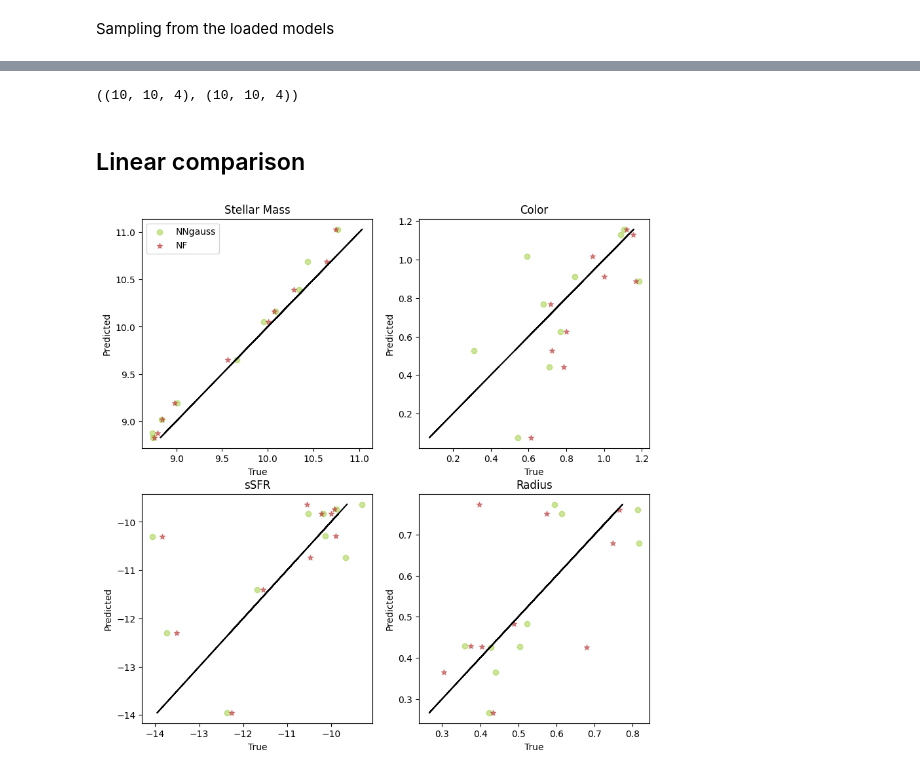
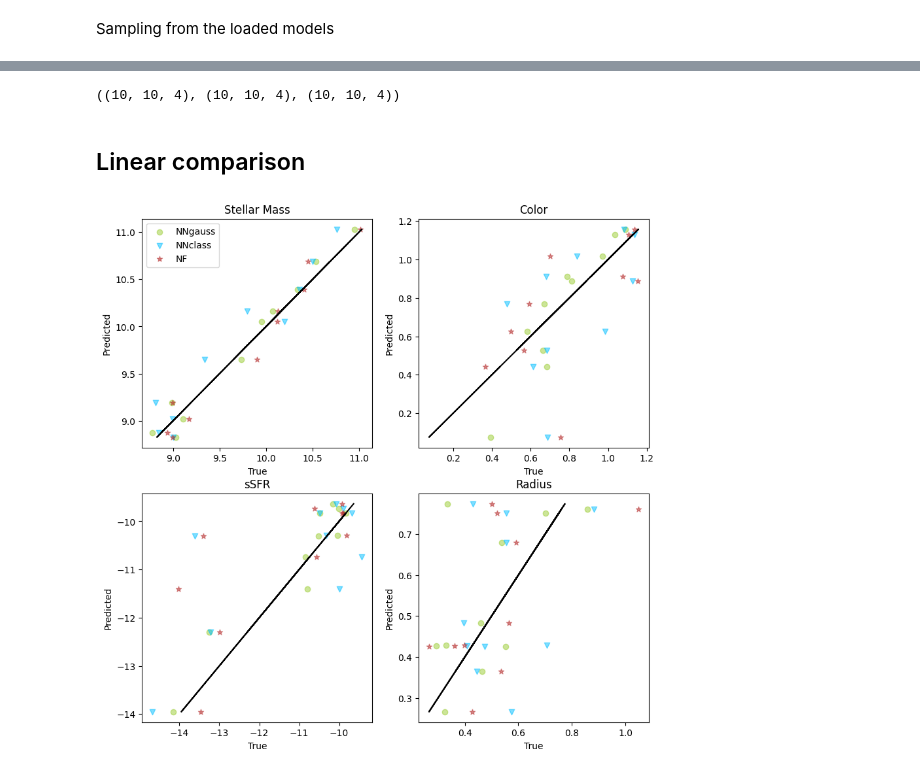
Before and after one commit to nvillanova/CentralGalaxiesTNG300_paperIII, a Jupyter notebook: get_predictions.ipynb, the cells around one changed output, grey strips where cells are left out. Cells and saved outputs as stored; diff of their text form; code cells hidden in the pictures.

Commit message:
Add NNclass.

```diff
--- a/get_predictions.ipynb
+++ b/get_predictions.ipynb
@@ -42,9 +52,9 @@ input_data = dataset[input_props].to_numpy()
 
 The output shape is `(n_samples, n_simulations, n_dimensions)`
 # %%
-nngauss = NNgauss(target_props, trial = 45)
-nf = NF(target_props, trial = 99)
-#nnclass = NNclass(target_props, trial = 77)
+nngauss = NNgauss(target_props, trial=45)
+nf = NF(target_props, trial=99)
+nnclass = NNclass(target_props, trial=77)
 # %% [markdown]
 ## Getting the predictions
 # %% [markdown]
@@ -62,2 +74,2 @@ https://scikit-learn.org/stable/model_persistence.html#security-maintainability-
 # %%
-#nnclass_pred = nnclass.get_sample(input_data, 5, 2)
+nnclass_pred = nnclass.get_sample(input_data, num_domain_sample=5, num_values_sample=2)
@@ -64,57 +79,65 @@ https://scikit-learn.org/stable/model_persistence.html#security-maintainability-
 # %%
-nf_pred.shape, nngauss_pred.shape
+nf_pred.shape, nngauss_pred.shape, nnclass_pred.shape
 # %% [output]
-((10, 10, 4), (10, 10, 4))
+((10, 10, 4), (10, 10, 4), (10, 10, 4))
 # %% [markdown]
 ## Linear comparison
 # %%
-fig, axs = plt.subplots(2, 2, figsize = (10, 10), dpi = 100)
+fig, axs = plt.subplots(2, 2, figsize = (10, 10), dpi=100)
 
-#Stellar Mass
+# Stellar Mass
 nf_smass = nf_pred[0, :, 0]
 nngauss_smass = nngauss_pred[0, :, 0]
+nnclass_smass = nnclass_pred[0, :, 0]
 
 axs[0, 0].set_title('Stellar Mass')
-axs[0, 0].plot(dataset['smass'], dataset['smass'], color = 'black')
-axs[0, 0].scatter(nngauss_smass, dataset['smass'], color = nngauss.color, label = nngauss.label, marker = nngauss.marker, alpha = 0.5)
-axs[0, 0].scatter(nf_smass, dataset['smass'], color = nf.color, label = nf.label, marker = nf.marker, alpha = 0.5)
+axs[0, 0].plot(dataset['smass'], dataset['smass'], color='black')
+axs[0, 0].scatter(nngauss_smass, dataset['smass'], color=nngauss.color, label=nngauss.label, marker=nngauss.marker, alpha=0.5)
+axs[0, 0].scatter(nnclass_smass, dataset['smass'], color=nnclass.color, label=nnclass.label, marker=nnclass.marker, alpha=0.5)
+axs[0, 0].scatter(nf_smass, dataset['smass'], color=nf.color, label=nf.label, marker=nf.marker, alpha=0.5)
 axs[0, 0].legend()
 axs[0, 0].set_ylabel('Predicted')
 axs[0, 0].set_xlabel('True')
 
-#Color
+# Color
 nf_color = nf_pred[0, :, 1]
 nngauss_color = nngauss_pred[0, :, 1]
+nnclass_color = nnclass_pred[0, :, 1]
 
 axs[0, 1].set_title('Color')
-axs[0, 1].plot(dataset['color'], dataset['color'], color = 'black')
-axs[0, 1].scatter(nngauss_color, dataset['color'], color = nngauss.color, label = nngauss.label, marker = nngauss.marker, alpha = 0.5)
-axs[0, 1].scatter(nf_color, dataset['color'], color = nf.color, label = nf.label, marker = nf.marker, alpha = 0.5)
+axs[0, 1].plot(dataset['color'], dataset['color'], color='black')
+axs[0, 1].scatter(nngauss_color, dataset['color'], color=nngauss.color, label=nngauss.label, marker=nngauss.marker, alpha=0.5)
+axs[0, 1].scatter(nnclass_color, dataset['color'], color=nnclass.color, label=nnclass.label, marker=nnclass.marker, alpha=0.5)
+axs[0, 1].scatter(nf_color, dataset['color'], color=nf.color, label=nf.label, marker=nf.marker, alpha=0.5)
 axs[0, 1].set_ylabel('Predicted')
 axs[0, 1].set_xlabel('True')
 
-#sSFR
+# sSFR
 nf_sSFR = nf_pred[0, :, 2]
 nngauss_sSFR = nngauss_pred[0, :, 2]
+nnclass_sSFR = nnclass_pred[0, :, 2]
 
 axs[1, 0].set_title('sSFR')
 axs[1, 0].plot(dataset['sSFR'], dataset['sSFR'], color = 'black')
-axs[1, 0].scatter(nngauss_sSFR, dataset['sSFR'], color = nngauss.color, label = nngauss.label, marker = nngauss.marker, alpha = 0.5)
-axs[1, 0].scatter(nf_sSFR, dataset['sSFR'], color = nf.color, label = nf.label, marker = nf.marker, alpha = 0.5)
+axs[1, 0].scatter(nngauss_sSFR, dataset['sSFR'], color=nngauss.color, label=nngauss.label, marker=nngauss.marker, alpha=0.5)
+axs[1, 0].scatter(nnclass_sSFR, dataset['sSFR'], color=nnclass.color, label=nnclass.label, marker=nnclass.marker, alpha=0.5)
+axs[1, 0].scatter(nf_sSFR, dataset['sSFR'], color=nf.color, label=nf.label, marker=nf.marker, alpha=0.5)
 axs[1, 0].set_ylabel('Predicted')
 axs[1, 0].set_xlabel('True')
 
-#Radius
+# Radius
 nf_radius = nf_pred[0, :, 3]
 nngauss_radius = nngauss_pred[0, :, 3]
+nnclass_radius = nnclass_pred[0, :, 3]
 
 axs[1, 1].set_title('Radius')
-axs[1, 1].plot(dataset['radius'], dataset['radius'], color = 'black')
-axs[1, 1].scatter(nngauss_radius, dataset['radius'], color = nngauss.color, label = nngauss.label, marker = nngauss.marker, alpha = 0.5)
-axs[1, 1].scatter(nf_radius, dataset['radius'], color = nf.color, label = nf.label, marker = nf.marker, alpha = 0.5)
+axs[1, 1].plot(dataset['radius'], dataset['radius'], color='black')
+axs[1, 1].scatter(nngauss_radius, dataset['radius'], color=nngauss.color, label=nngauss.label, marker=nngauss.marker, alpha=0.5)
+axs[1, 1].scatter(nnclass_radius, dataset['radius'], color=nnclass.color, label=nnclass.label, marker=nnclass.marker, alpha=0.5)
+axs[1, 1].scatter(nf_radius, dataset['radius'], color=nf.color, label=nf.label, marker=nf.marker, alpha = 0.5)
 axs[1, 1].set_ylabel('Predicted')
 axs[1, 1].set_xlabel('True')
 
 plt.savefig('results/linear_comparison.png')
 # %% [output]
-[figure, old version]
+[figure, new version]
```
Also changed, not shown: parts of 5 cells of this notebook, 20 other files.
